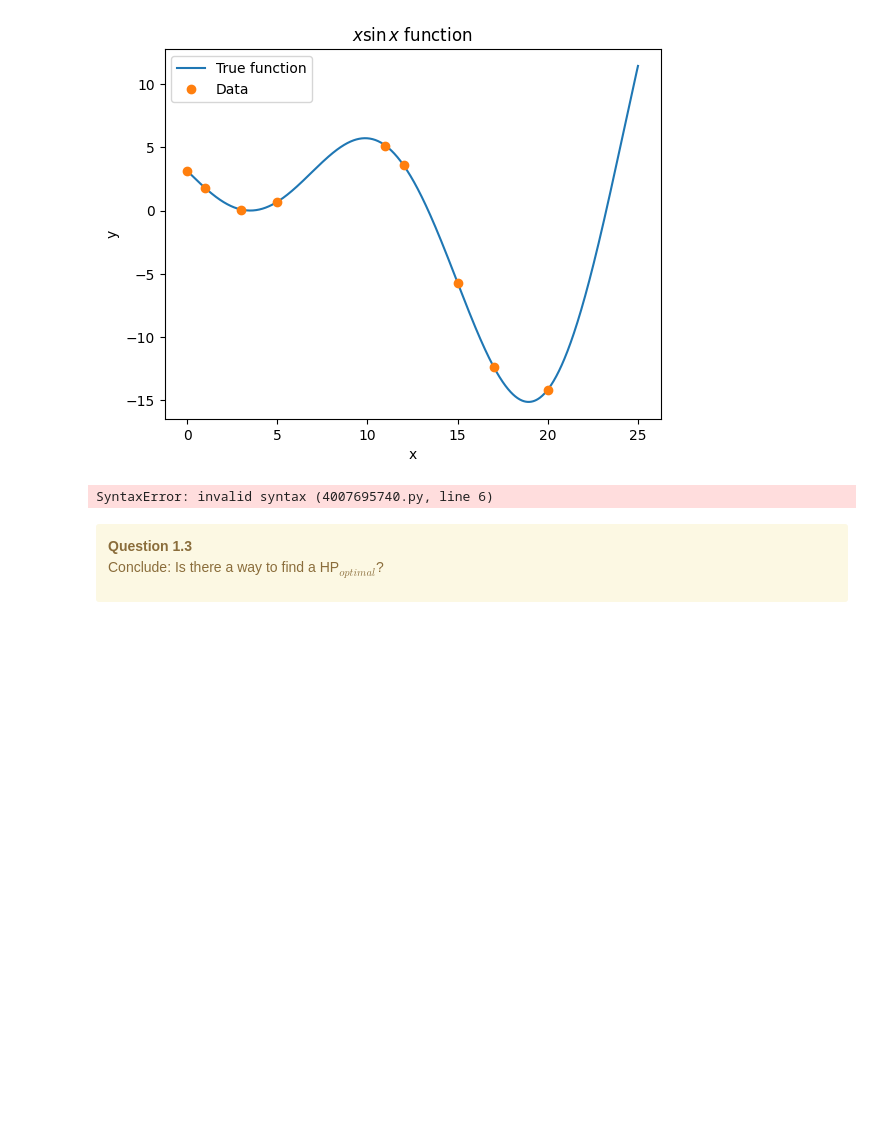
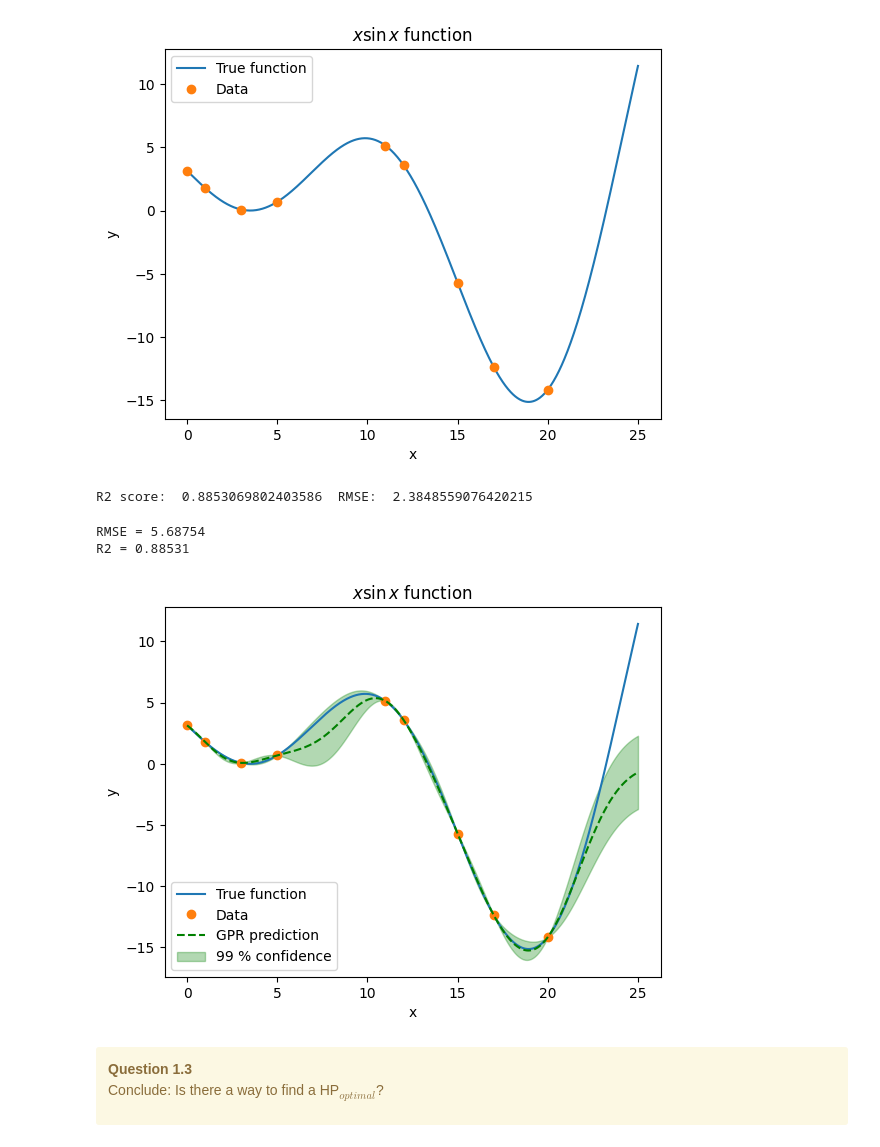
Before and after one commit to Strato31/machine-learning, a Jupyter notebook: 7 - Bayesian optimization/BO_2024_student.ipynb, the cells around one changed output. Cells and saved outputs as stored; diff of their text form; code cells hidden in the pictures; blank space fills up the shorter version.

```diff
--- a/7 - Bayesian optimization/BO_2024_student.ipynb
+++ b/7 - Bayesian optimization/BO_2024_student.ipynb
@@ -96,6 +96,7 @@ plt.show()
 [figure]
 # %%
 def cov_function(point_1,point_2,ls,sig):
+    """Calcule la covariance entre deux points avec la fonction du kernel SE."""
     ls = np.asarray(ls)
     size = point_1.shape
     dist = (point_1-point_2)**2
@@ -103,6 +104,7 @@ def cov_function(point_1,point_2,ls,sig):
     return k_12
 
 def cov_matrix(points,ls,sig):
+    """Calcule la matrice de covariance entre une liste de points avec la fonction du kernel SE."""
     ls = np.asarray(ls)
     size = points.shape
     K = np.zeros((size[0],size[0]))
@@ -111,6 +113,7 @@ def cov_matrix(points,ls,sig):
     return K
 
 def cov_vect(point,points,ls,sig):
+    """Calcule le vecteur de covariance entre un point et une liste de points avec la fonction du kernel SE."""
     ls = np.asarray(ls)
     size = points.shape
     K = np.array([cov_function(point,point_1,ls,sig) for point_1 in points])
@@ -129,7 +132,11 @@ Code the function that predicts the mean and the standard deviation of the Gauss
 # If you get stuck, uncomment the line above to load a correction in this cell (then you can execute this code).
 
 def myGPpredict(x_new, x_data, y_data, K_inv, ls, sig):
-    #to complete
+    K_et = cov_vect(x_new,x_data,ls,sig)
+    mu = K_et.dot(K_inv.dot(y_data))[0]
+    k_xx = cov_function(x_new,x_new,ls,sig)
+    sigma2 = k_xx - K_et.dot(K_inv.dot(K_et.T)) #sigma * sigma
+    sigma = np.sqrt(sigma2)
     return mu,sigma
 # %% [markdown]
 <div class="alert alert-warning">
@@ -170,33 +177,41 @@ sig = 1
 # %%
 # %load solutions/code2.py
 ### WRITE YOUR CODE HERE
-# If you get stuck, uncomment the line above to load a correction in this cell (then you can execute this code)
+# If you get stuck, uncomment the line above to load a correction in this cell (then you can execute this code).
 
-#to complete
-y_pred =
+K = cov_matrix(x_data,ls,sig)
+K_inv = np.linalg.inv(K)
+
+y_pred = np.array([myGPpredict(x_t,x_data,y_data,K_inv,ls,sig) \
+                   for x_t in x_test])
+print('R2 score: ',r2_score(y_test,y_pred[:,0]), ' RMSE: ',np.sqrt(mean_squared_error(y_test,y_pred[:,0]))  )
 # %% [output]
-SyntaxError: invalid syntax (4007695740.py, line 6)
+R2 score:  0.8853069802403586  RMSE:  2.3848559076420215
 # %%
 RMSE = mean_squared_error(y_test,y_pred[:,0])
 R2 = r2_score(y_test,y_pred[:,0])
 print('RMSE = %.5f' %(RMSE))
 print('R2 = %.5f' %(R2))
 
 Y_GP_plot = np.array([myGPpredict(x_t,x_data,y_data,K_inv,ls,sig) \
                    for x_t in X_plot])
 
 fig = plt.figure()
 ax = fig.add_subplot(111)
 true_fun, = ax.plot(X_plot,Y_plot)
 data, = ax.plot(x_data,y_data,linestyle='',marker='o')
 gp, = ax.plot(X_plot,Y_GP_plot[:,0],linestyle='--',color='g')
 un_gp = ax.fill_between(X_plot.T[0],Y_GP_plot[:,0]+3*Y_GP_plot[:,1],Y_GP_plot[:,0]-3*Y_GP_plot[:,1],alpha=0.3,color='g')
 lines = [true_fun,data,gp,un_gp]
-ax.set_title('$x \sin{x}$ function')
+ax.set_title('$x \\sin{x}$ function')
 ax.set_xlabel('x')
 ax.set_ylabel('y')
 ax.legend(lines,['True function','Data','GPR prediction','99 % confidence'])
 plt.show()
+# %% [output]
+RMSE = 5.68754
+R2 = 0.88531
+[figure, added]
 # %% [markdown]
 <div class="alert alert-warning">
 
```
Also changed, not shown: parts of 14 cells of this notebook.
